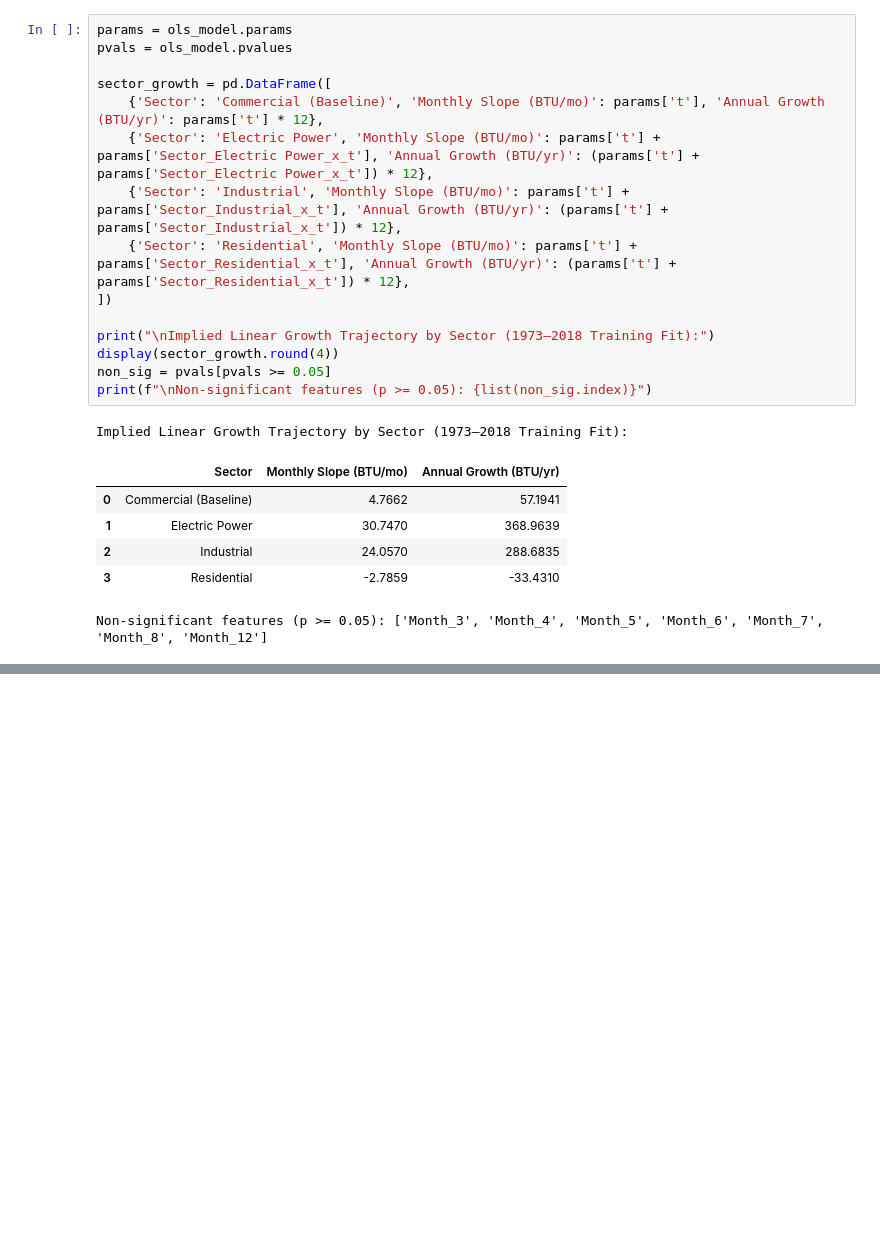
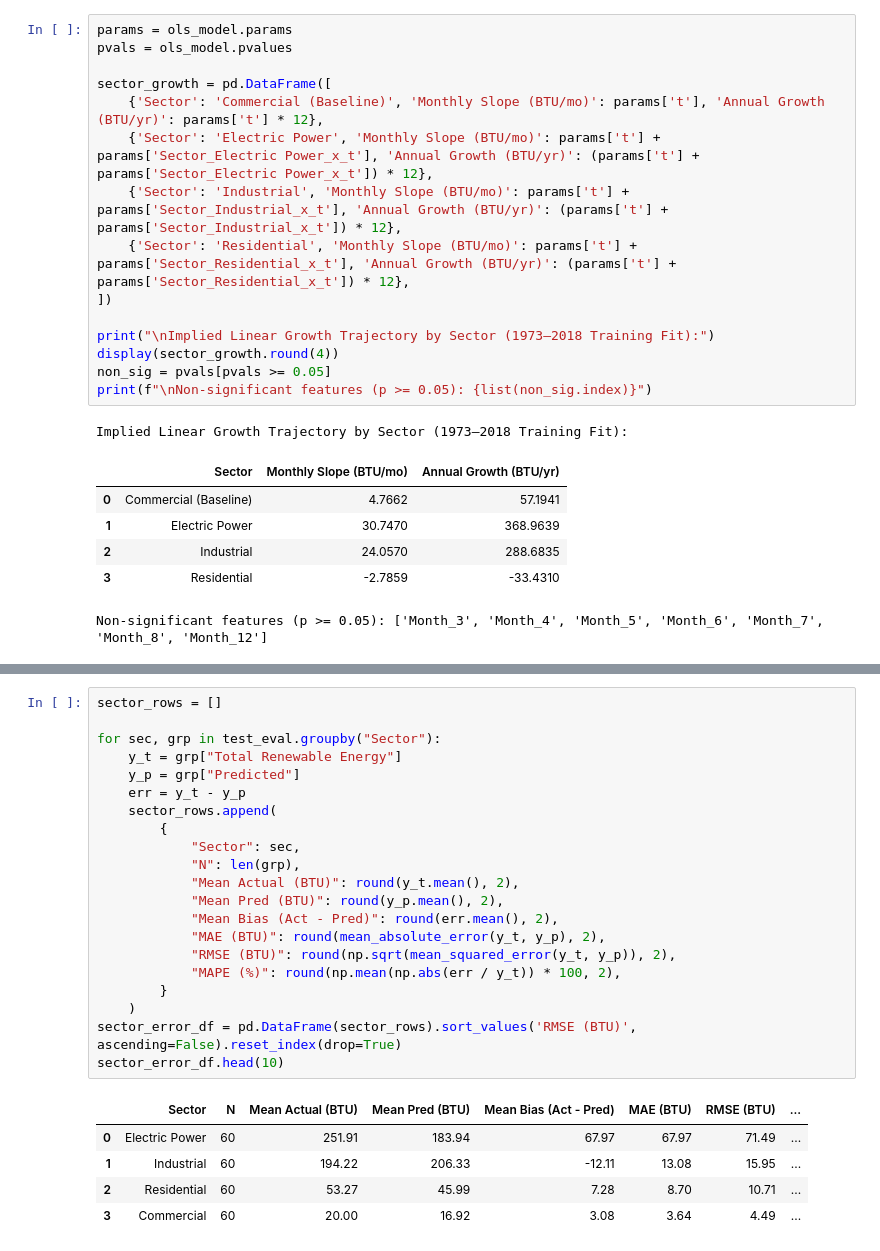
Before and after one commit to MichaelB232/41_IF-D_KataAnissaBebas, a Jupyter notebook: notebooks/04_modeling_and_evaluation.ipynb, the cells around one changed output, grey strips where cells are left out. Drawn from its saved outputs; the diff is of its cells as text; blank space fills up the shorter version.

```diff
--- a/notebooks/04_modeling_and_evaluation.ipynb
+++ b/notebooks/04_modeling_and_evaluation.ipynb
@@ -193,0 +340,27 @@ Non-significant features (p >= 0.05): ['Month_3', 'Month_4', 'Month_5', 'Month_6
+# %%
+sector_rows = []
+
+for sec, grp in test_eval.groupby("Sector"):
+    y_t = grp["Total Renewable Energy"]
+    y_p = grp["Predicted"]
+    err = y_t - y_p
+    sector_rows.append(
+        {
+            "Sector": sec,
+            "N": len(grp),
+            "Mean Actual (BTU)": round(y_t.mean(), 2),
+            "Mean Pred (BTU)": round(y_p.mean(), 2),
+            "Mean Bias (Act - Pred)": round(err.mean(), 2),
+            "MAE (BTU)": round(mean_absolute_error(y_t, y_p), 2),
+            "RMSE (BTU)": round(np.sqrt(mean_squared_error(y_t, y_p)), 2),
+            "MAPE (%)": round(np.mean(np.abs(err / y_t)) * 100, 2),
+        }
+    )
+sector_error_df = pd.DataFrame(sector_rows).sort_values('RMSE (BTU)', ascending=False).reset_index(drop=True)
+sector_error_df.head(10)
+# %% [output]
+|  | Sector | N | Mean Actual (BTU) | Mean Pred (BTU) | Mean Bias (Act - Pred) | MAE (BTU) | RMSE (BTU) | ... |
+| 0 | Electric Power | 60 | 251.91 | 183.94 | 67.97 | 67.97 | 71.49 | ... |
+| 1 | Industrial | 60 | 194.22 | 206.33 | -12.11 | 13.08 | 15.95 | ... |
+| 2 | Residential | 60 | 53.27 | 45.99 | 7.28 | 8.70 | 10.71 | ... |
+| 3 | Commercial | 60 | 20.00 | 16.92 | 3.08 | 3.64 | 4.49 | ... |
```
Also changed, not shown: parts of 9 cells of this notebook, 2 other files.
